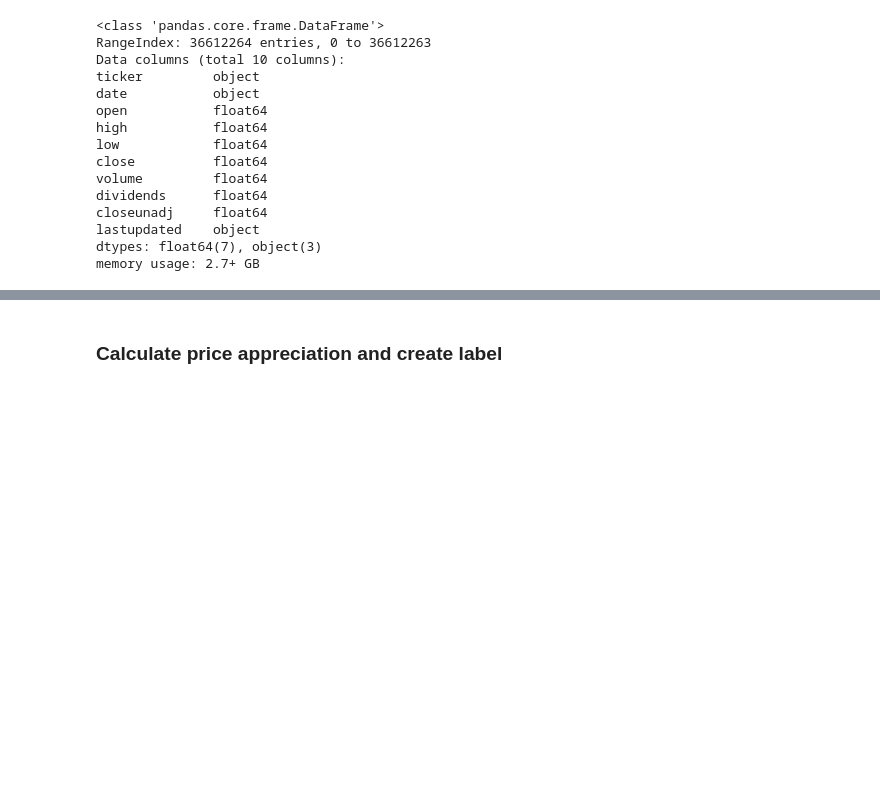
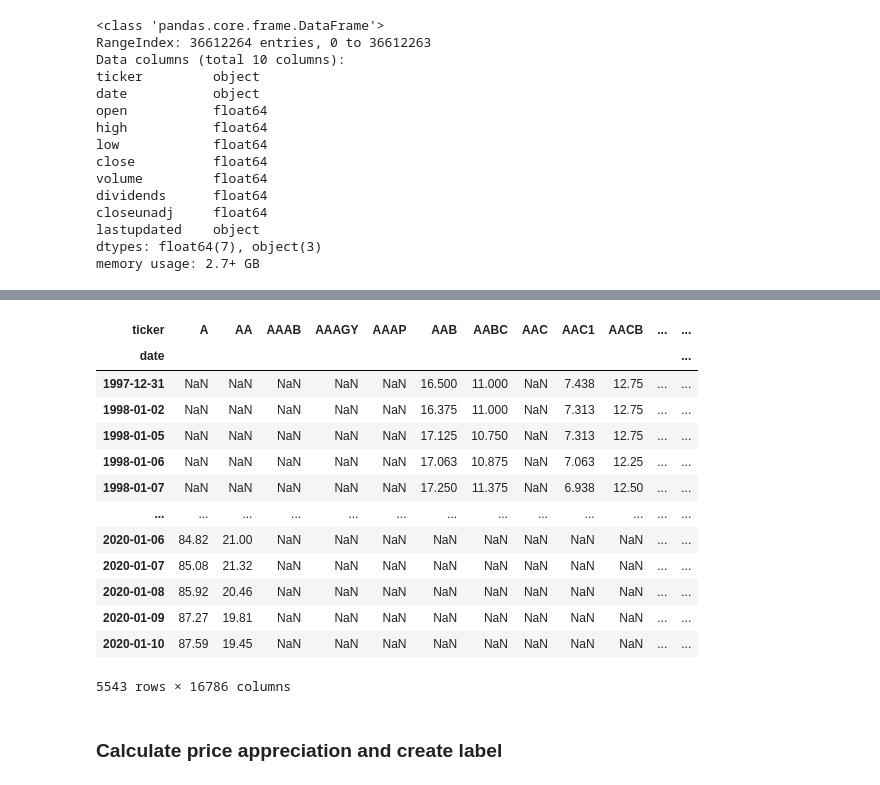
Before and after one commit to LUKELIEM/invest, a Jupyter notebook: Explore_Dataset.ipynb, the cells around one changed output, grey strips where cells are left out. Drawn from its saved outputs; the diff is of its cells as text; code cells hidden in the pictures; blank space fills up the shorter version.

```diff
--- a/Explore_Dataset.ipynb
+++ b/Explore_Dataset.ipynb
@@ -101,2 +109,21 @@ top           KFRC
 freq          5543
 Name: ticker, dtype: object
+# %%
+stockprices = stocks.filter(items=['ticker','date', 'close']).pivot(index='date', columns='ticker', values='close')
+
+stockprices
+# %% [output]
+| ticker | A | AA | AAAB | AAAGY | AAAP | AAB | AABC | AAC | AAC1 | AACB | ... | ... |
+| date |  |  |  |  |  |  |  |  |  |  |  | ... |
+| 1997-12-31 | NaN | NaN | NaN | NaN | NaN | 16.500 | 11.000 | NaN | 7.438 | 12.75 | ... | ... |
+| 1998-01-02 | NaN | NaN | NaN | NaN | NaN | 16.375 | 11.000 | NaN | 7.313 | 12.75 | ... | ... |
+| 1998-01-05 | NaN | NaN | NaN | NaN | NaN | 17.125 | 10.750 | NaN | 7.313 | 12.75 | ... | ... |
+| 1998-01-06 | NaN | NaN | NaN | NaN | NaN | 17.063 | 10.875 | NaN | 7.063 | 12.25 | ... | ... |
+| 1998-01-07 | NaN | NaN | NaN | NaN | NaN | 17.250 | 11.375 | NaN | 6.938 | 12.50 | ... | ... |
+| ... | ... | ... | ... | ... | ... | ... | ... | ... | ... | ... | ... | ... |
+| 2020-01-06 | 84.82 | 21.00 | NaN | NaN | NaN | NaN | NaN | NaN | NaN | NaN | ... | ... |
+| 2020-01-07 | 85.08 | 21.32 | NaN | NaN | NaN | NaN | NaN | NaN | NaN | NaN | ... | ... |
+| 2020-01-08 | 85.92 | 20.46 | NaN | NaN | NaN | NaN | NaN | NaN | NaN | NaN | ... | ... |
+| 2020-01-09 | 87.27 | 19.81 | NaN | NaN | NaN | NaN | NaN | NaN | NaN | NaN | ... | ... |
+| 2020-01-10 | 87.59 | 19.45 | NaN | NaN | NaN | NaN | NaN | NaN | NaN | NaN | ... | ... |
+5543 rows × 16786 columns
```
Also changed, not shown: parts of 8 cells of this notebook, 10 other files.
